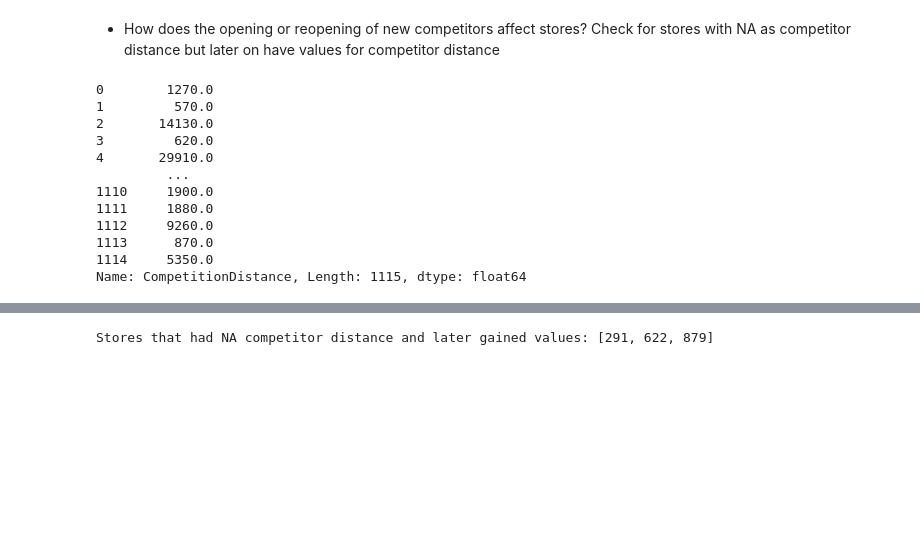
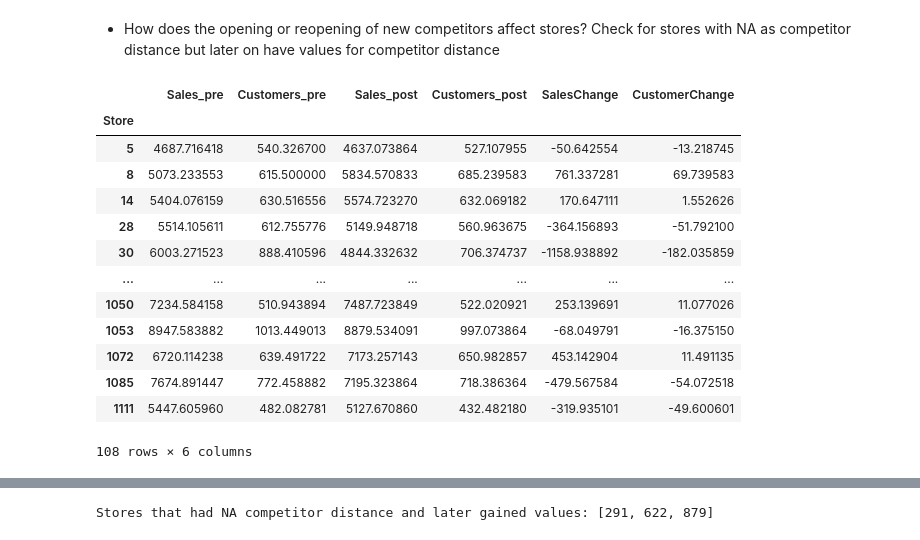
Before and after one commit to Bekyy/sales-forecasting, a Jupyter notebook: notebooks/EDA.ipynb, the cells around one changed output, grey strips where cells are left out. Saved outputs shown, nothing was run; the diff lists cells and outputs as text; code cells hidden in the pictures; blank space fills up the shorter version.

```diff
--- a/notebooks/EDA.ipynb
+++ b/notebooks/EDA.ipynb
@@ -729,17 +705,37 @@ strong multicollinearity or other numerical problems.
 # %% [markdown]
 * How does the opening or reopening of new competitors affect stores? Check for stores with NA as competitor distance but later on have values for competitor distance
-# %%
-store_data['CompetitionDistance']
-# %% [output]
-0        1270.0
-1         570.0
-2       14130.0
-3         620.0
-4       29910.0
-         ...
-1110     1900.0
-1111     1880.0
-1112     9260.0
-1113      870.0
-1114     5350.0
-Name: CompetitionDistance, Length: 1115, dtype: float64
+# %%
+# Identify stores where CompetitionDistance was initially NA but later became a value
+stores_with_new_competitors = merged_train_data[
+    (merged_train_data['CompetitionDistance'].isna()) &
+    (merged_train_data['CompetitionDistance'].notna().shift(-1))
+]
+
+# Calculate metrics pre and post competitor entry
+pre_competitor = merged_train_data[merged_train_data.index.year < merged_train_data.CompetitionOpenSinceYear]
+post_competitor = merged_train_data[merged_train_data.index.year >= merged_train_data.CompetitionOpenSinceYear]
+
+# Summarize sales and customer trends pre and post competitor
+pre_competitor_summary = pre_competitor.groupby('Store')[['Sales', 'Customers']].mean()
+post_competitor_summary = post_competitor.groupby('Store')[['Sales', 'Customers']].mean()
+
+# Compare the differences in sales and customer numbers
+impact_analysis = pd.merge(pre_competitor_summary, post_competitor_summary, on='Store', suffixes=('_pre', '_post'))
+impact_analysis['SalesChange'] = impact_analysis['Sales_post'] - impact_analysis['Sales_pre']
+impact_analysis['CustomerChange'] = impact_analysis['Customers_post'] - impact_analysis['Customers_pre']
+impact_analysis
+# %% [output]
+|  | Sales_pre | Customers_pre | Sales_post | Customers_post | SalesChange | CustomerChange |
+| Store |  |  |  |  |  |  |
+| 5 | 4687.716418 | 540.326700 | 4637.073864 | 527.107955 | -50.642554 | -13.218745 |
+| 8 | 5073.233553 | 615.500000 | 5834.570833 | 685.239583 | 761.337281 | 69.739583 |
+| 14 | 5404.076159 | 630.516556 | 5574.723270 | 632.069182 | 170.647111 | 1.552626 |
+| 28 | 5514.105611 | 612.755776 | 5149.948718 | 560.963675 | -364.156893 | -51.792100 |
+| 30 | 6003.271523 | 888.410596 | 4844.332632 | 706.374737 | -1158.938892 | -182.035859 |
+| ... | ... | ... | ... | ... | ... | ... |
+| 1050 | 7234.584158 | 510.943894 | 7487.723849 | 522.020921 | 253.139691 | 11.077026 |
+| 1053 | 8947.583882 | 1013.449013 | 8879.534091 | 997.073864 | -68.049791 | -16.375150 |
+| 1072 | 6720.114238 | 639.491722 | 7173.257143 | 650.982857 | 453.142904 | 11.491135 |
+| 1085 | 7674.891447 | 772.458882 | 7195.323864 | 718.386364 | -479.567584 | -54.072518 |
+| 1111 | 5447.605960 | 482.082781 | 5127.670860 | 432.482180 | -319.935101 | -49.600601 |
+108 rows × 6 columns
```
Also changed, not shown: parts of 5 cells of this notebook.
